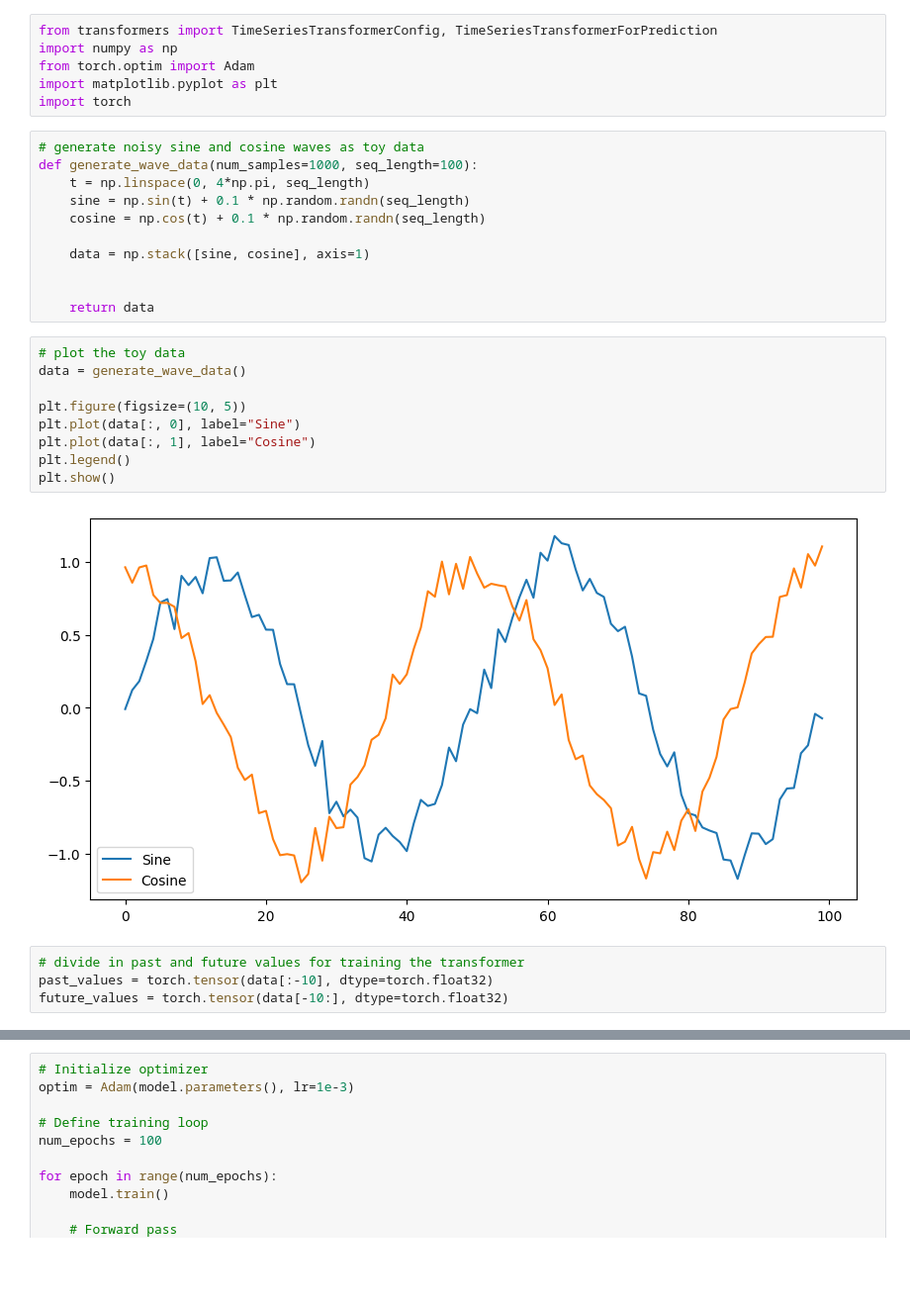
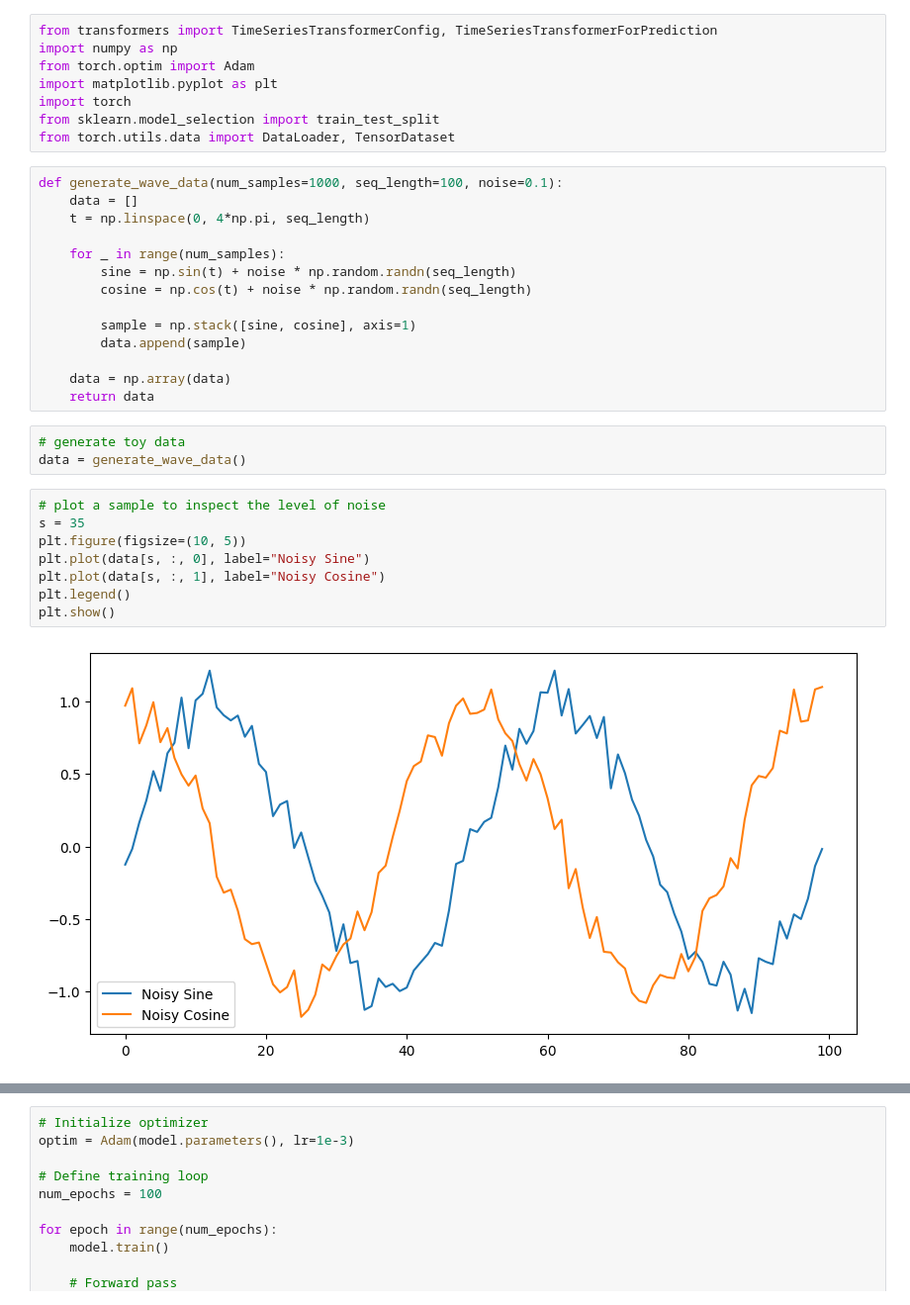
Before and after one commit to allshaks/eeg_llm, a Jupyter notebook: train_gpt_from_scratch.ipynb, the cells around one changed output, grey strips where cells are left out. Shown at 99% size. Drawn from its saved outputs; the diff is of its cells as text; blank space fills up the shorter version.

Commit message:
implemented data loaders and data splitting

```diff
--- a/train_gpt_from_scratch.ipynb
+++ b/train_gpt_from_scratch.ipynb
@@ -4,29 +4,32 @@ import numpy as np
 from torch.optim import Adam
 import matplotlib.pyplot as plt
 import torch
+from sklearn.model_selection import train_test_split
+from torch.utils.data import DataLoader, TensorDataset
 # %%
-# generate noisy sine and cosine waves as toy data
-def generate_wave_data(num_samples=1000, seq_length=100):
+def generate_wave_data(num_samples=1000, seq_length=100, noise=0.1):
+    data = []
     t = np.linspace(0, 4*np.pi, seq_length)
-    sine = np.sin(t) + 0.1 * np.random.randn(seq_length)
-    cosine = np.cos(t) + 0.1 * np.random.randn(seq_length)
 
-    data = np.stack([sine, cosine], axis=1)
+    for _ in range(num_samples):
+        sine = np.sin(t) + noise * np.random.randn(seq_length)
+        cosine = np.cos(t) + noise * np.random.randn(seq_length)
 
+        sample = np.stack([sine, cosine], axis=1)
+        data.append(sample)
 
+    data = np.array(data)
     return data
+# %%
+# generate toy data
+data = generate_wave_data()
 # %%
-# plot the toy data
-data = generate_wave_data()
-
+# plot a sample to inspect the level of noise
+s = 35
 plt.figure(figsize=(10, 5))
-plt.plot(data[:, 0], label="Sine")
-plt.plot(data[:, 1], label="Cosine")
+plt.plot(data[s, :, 0], label="Noisy Sine")
+plt.plot(data[s, :, 1], label="Noisy Cosine")
 plt.legend()
 plt.show()
 # %% [output]
-[figure, old version]
+[figure, new version]
-# %%
-# divide in past and future values for training the transformer
-past_values = torch.tensor(data[:-10], dtype=torch.float32)
-future_values = torch.tensor(data[-10:], dtype=torch.float32)
```
Also changed, not shown: parts of 16 cells of this notebook.
